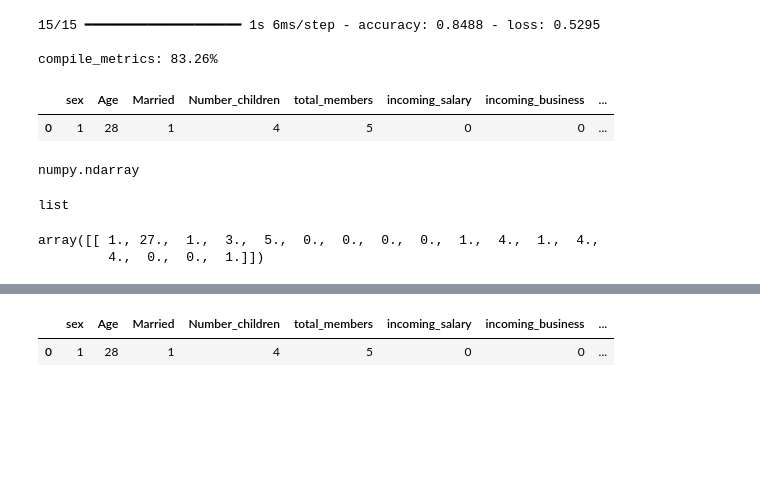
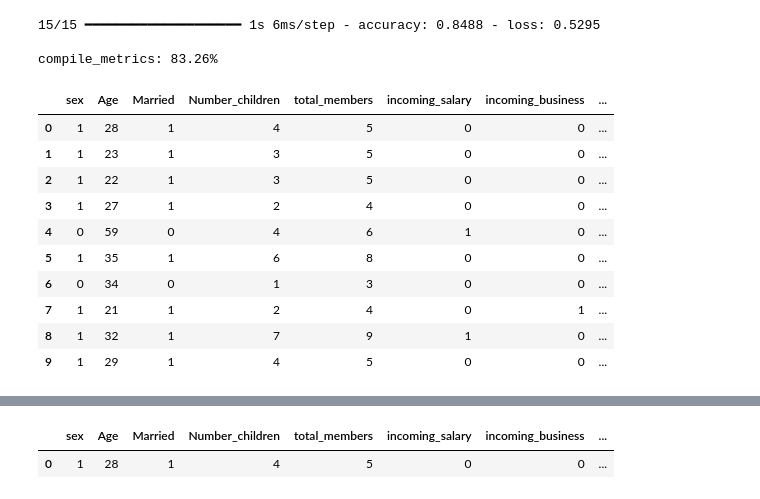
Before and after one commit to mohammad-Al-Mouhtaseb/zozo, a Jupyter notebook: Notebooks/p_dep.ipynb, the cells around one changed output, grey strips where cells are left out. Cells and saved outputs as stored; diff of their text form; code cells hidden in the pictures; blank space fills up the shorter version.

Commit message:
data setting

```diff
--- a/Notebooks/p_dep.ipynb
+++ b/Notebooks/p_dep.ipynb
@@ -90,7 +90,16 @@ print("\n%s: %.2f%%" % (model.metrics_names[1], scores[1]*100))
 
 compile_metrics: 83.26%
 # %%
-data.head(1)
+data.head(10)
 # %% [output]
 |  | sex | Age | Married | Number_children | total_members | incoming_salary | incoming_business | ... |
 | 0 | 1 | 28 | 1 | 4 | 5 | 0 | 0 | ... |
+| 1 | 1 | 23 | 1 | 3 | 5 | 0 | 0 | ... |
+| 2 | 1 | 22 | 1 | 3 | 5 | 0 | 0 | ... |
+| 3 | 1 | 27 | 1 | 2 | 4 | 0 | 0 | ... |
+| 4 | 0 | 59 | 0 | 4 | 6 | 1 | 0 | ... |
+| 5 | 1 | 35 | 1 | 6 | 8 | 0 | 0 | ... |
+| 6 | 0 | 34 | 0 | 1 | 3 | 0 | 0 | ... |
+| 7 | 1 | 21 | 1 | 2 | 4 | 0 | 1 | ... |
+| 8 | 1 | 32 | 1 | 7 | 9 | 1 | 0 | ... |
+| 9 | 1 | 29 | 1 | 4 | 5 | 0 | 0 | ... |
@@ -99,4 +105,0 @@ zz=X_test[1]
-# %%
-type(zz)
-# %% [output]
-numpy.ndarray
@@ -105,9 +105,0 @@ z=[ 1., 29.,  1.,  4.,  6.,  0.,  0.,  0.,  0.,  3.,  1.,  1.,  1.,2.,  1.,  2.,
-# %%
-type(z)
-# %% [output]
-list
-# %%
-X_test[0:1]
-# %% [output]
-array([[ 1., 27.,  1.,  3.,  5.,  0.,  0.,  0.,  0.,  1.,  4.,  1.,  4.,
-         4.,  0.,  0.,  1.]])
```
Also changed, not shown: parts of 4 cells of this notebook, 13 other files.
